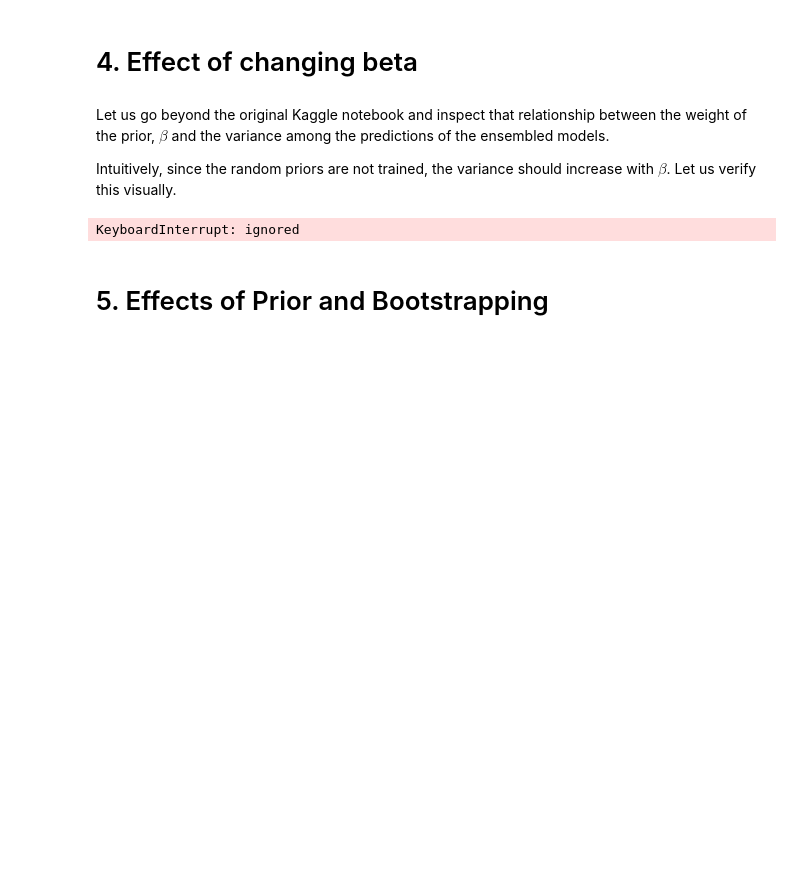
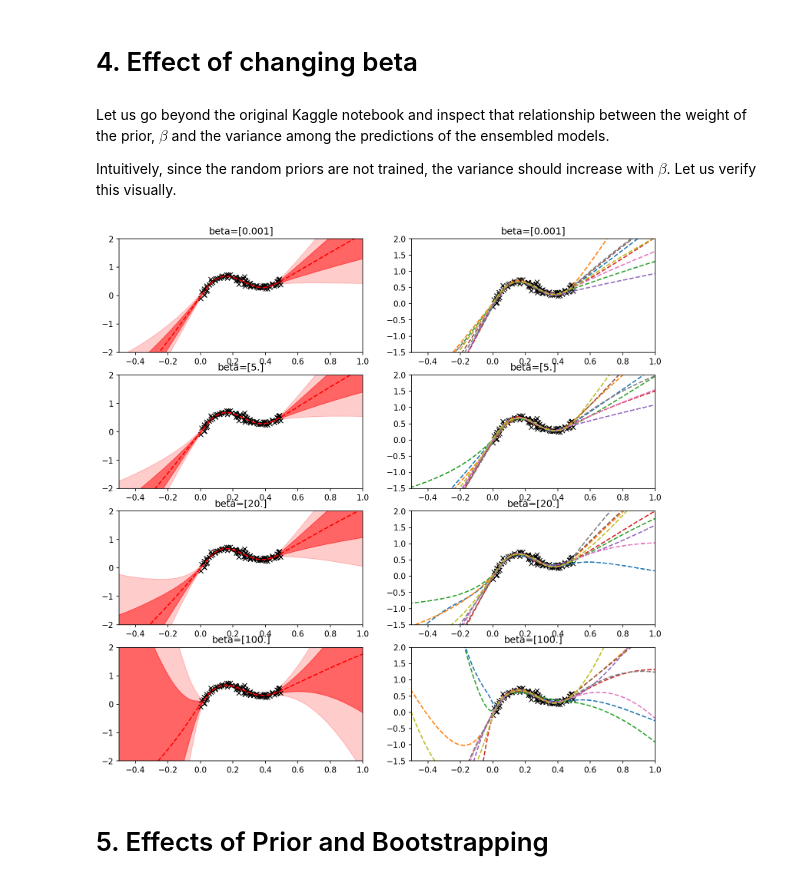
Before and after one commit to peterchang0414/randomized_priors, a Jupyter notebook: randomized_priors.ipynb, the cells around one changed output. Saved outputs shown, nothing was run; the diff lists cells and outputs as text; code cells hidden in the pictures; blank space fills up the shorter version.

Commit message:
Debug tracing issue for vectorizing get_ensemble_predictions

```diff
--- a/randomized_priors.ipynb
+++ b/randomized_priors.ipynb
@@ -235,46 +237,49 @@ Intuitively, since the random priors are not trained, the variance should increa
 # Choose a diverse selection of beta values
 betas = jnp.array([0.001, 5, 20, 100]).reshape(-1,1)
 
-n_estimators, learning_rate, epochs = 9, 4e-3, 10000
+n_est, lr, epochs = 9, 0.03, 3000
 
 # Get ensemble predictions for the corresponding beta values
-preds = jax.vmap(get_ensemble_predictions,
-                in_axes=(None, None, None, None, 0, None, None))(
-                    n_estimators, X, Y, x_grid, betas, learning_rate, epochs)
+# TODO: the problem is that the vmap iterates over the 2-d array 'betas' and
+# applys get_ensemble_predictions to 1-d array (1-elt array) in 'betas' whereas
+# the function itself is defined in terms of a scalar value 'beta'.
+pred_beta_batches = jax.vmap(get_ensemble_predictions,
+                             in_axes=(None, None, None, None, 0, None, None))
+preds = pred_beta_batches(n_est, X, Y, x_grid, betas, lr, epochs)
 means = jax.vmap(lambda x: x.mean(axis=0)[:,0])(preds[2])
 stds = jax.vmap(lambda x: x.std(axis=0)[:,0])(preds[2])
 
 # Plot mean and std for each beta
 fig = plt.figure(figsize=[12, len(betas)*3], dpi=150)
 for i, beta in enumerate(betas):
     # Plot predictive mean and std (left graph)
     plt.subplot(len(betas), 2, 2*i+1)
     plt.plot(X, Y, 'kx', label='Toy data')
     #plt.title(f'Mean and Deviation for beta={beta}', fontsize=12)
     plt.title(f'beta={beta}')
     plt.xlim(-0.5, 1.0); plt.ylim(-2, 2)
     #plt.legend()
     plt.plot(x_grid, means[i], 'r--', linewidth=1.5)
     plt.fill_between(x_grid.reshape(1,-1)[0], means[i] - stds[i],
                       means[i] + stds[i], alpha=0.5, color='red')
     plt.fill_between(x_grid.reshape(1,-1)[0], means[i] + 2*stds[i],
                       means[i] - 2*stds[i], alpha=0.2, color='red')
 
     # Plot means of each net in ensemble (right graph)
     plt.subplot(len(betas), 2, 2*i+2)
     plt.plot(X, Y, 'kx', label='Toy data')
     #plt.title(f'Samples for beta={beta}', fontsize=12)
     plt.title(f'beta={beta}')
     plt.xlim(-0.5, 1.0); plt.ylim(-1.5, 2)
     #plt.legend()
     for j in range(n_estimators):
         plt.plot(x_grid, preds[2][i][j,:,0], linestyle='--', linewidth=1.5)
 
 plt.savefig('randomized_priors_changing_beta.pdf')
 plt.savefig('randomized_priors_changing_beta.png')
 plt.show()
 # %% [output]
-KeyboardInterrupt: ignored
+[figure, added]
 # %% [markdown]
 # 5. Effects of Prior and Bootstrapping
 # %% [markdown]
```
Also changed, not shown: parts of 4 cells of this notebook.
